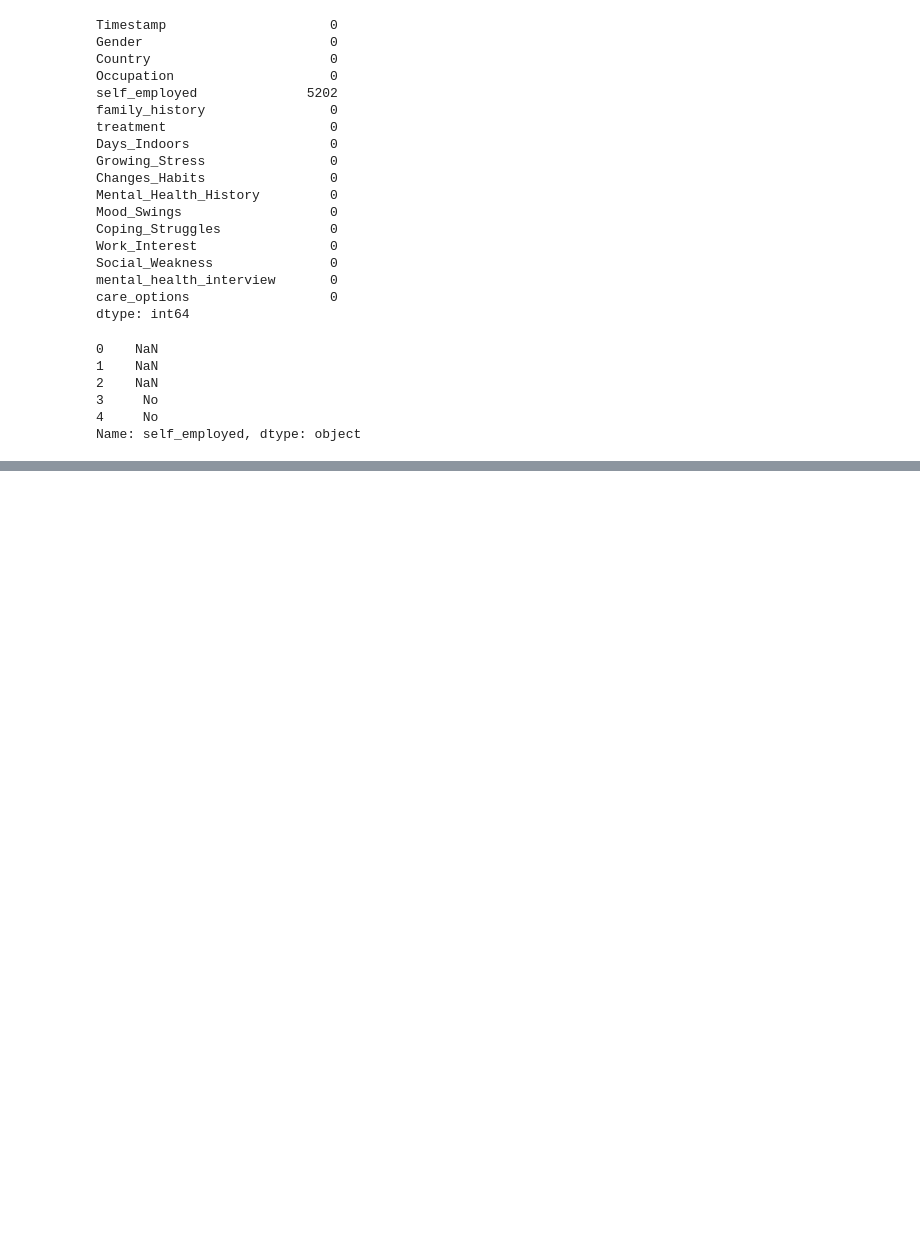
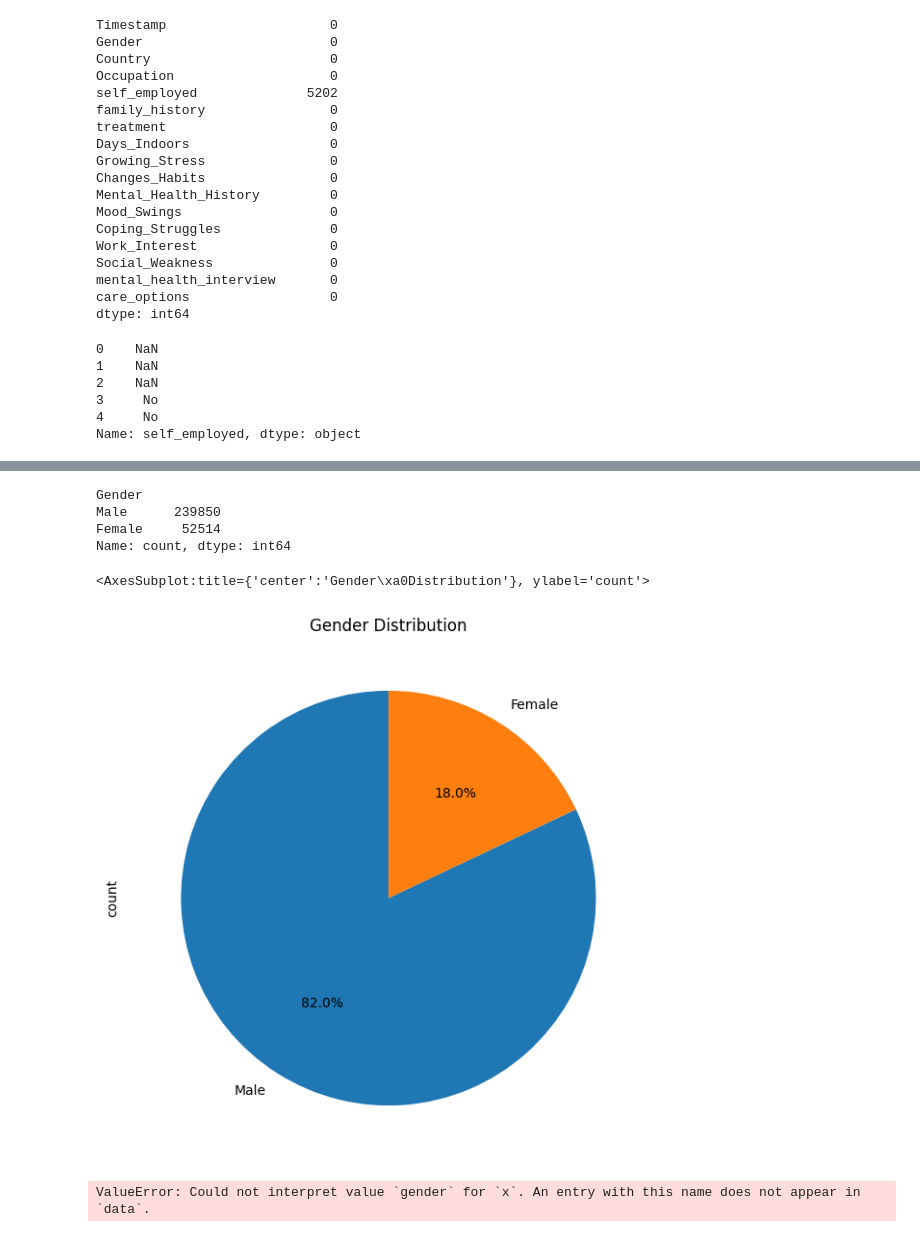
Before and after one commit to bhandariarun/KMC_Project, a Jupyter notebook: Untitled.ipynb, the cells around one changed output, grey strips where cells are left out. Saved outputs shown, nothing was run; the diff lists cells and outputs as text; code cells hidden in the pictures; blank space fills up the shorter version.

```diff
--- a/Untitled.ipynb
+++ b/Untitled.ipynb
@@ -99,0 +133,18 @@ Name: self_employed, dtype: object
+# %%
+x = df['Gender'].value_counts()
+x
+# %% [output]
+Gender
+Male      239850
+Female     52514
+Name: count, dtype: int64
+# %%
+fig = plt.figure(figsize = (10, 5))
+x.plot.pie(autopct='%1.1f%%', startangle=90, figsize=(7, 7), title="Gender Distribution")
+# %% [output]
+<AxesSubplot:title={'center':'Gender\xa0Distribution'}, ylabel='count'>
+[figure, added]
+# %%
+sns.countplot(x='gender', data=df)
+# %% [output]
+ValueError: Could not interpret value `gender` for `x`. An entry with this name does not appear in `data`.
```
Also changed, not shown: parts of 5 cells of this notebook.
